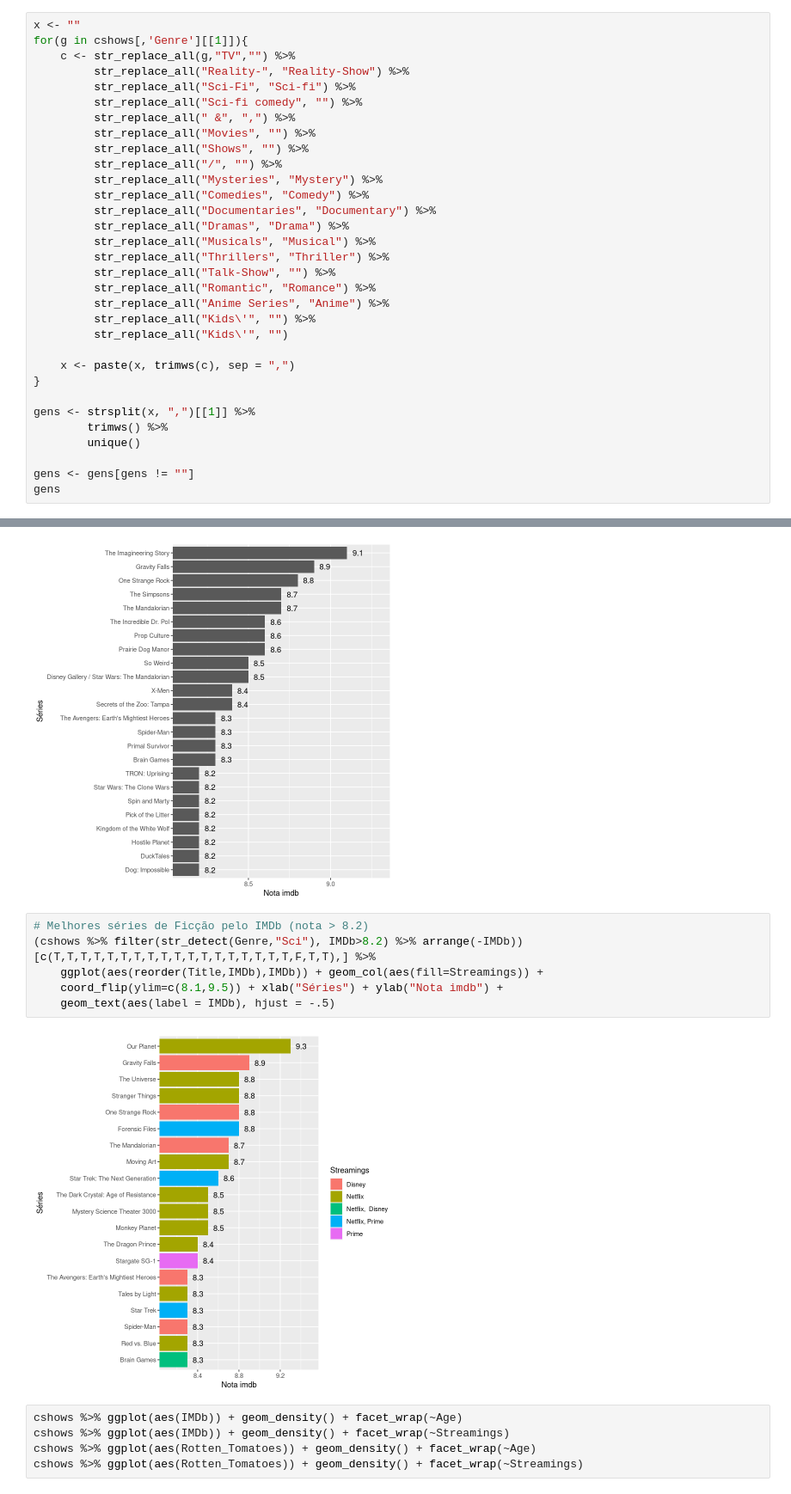
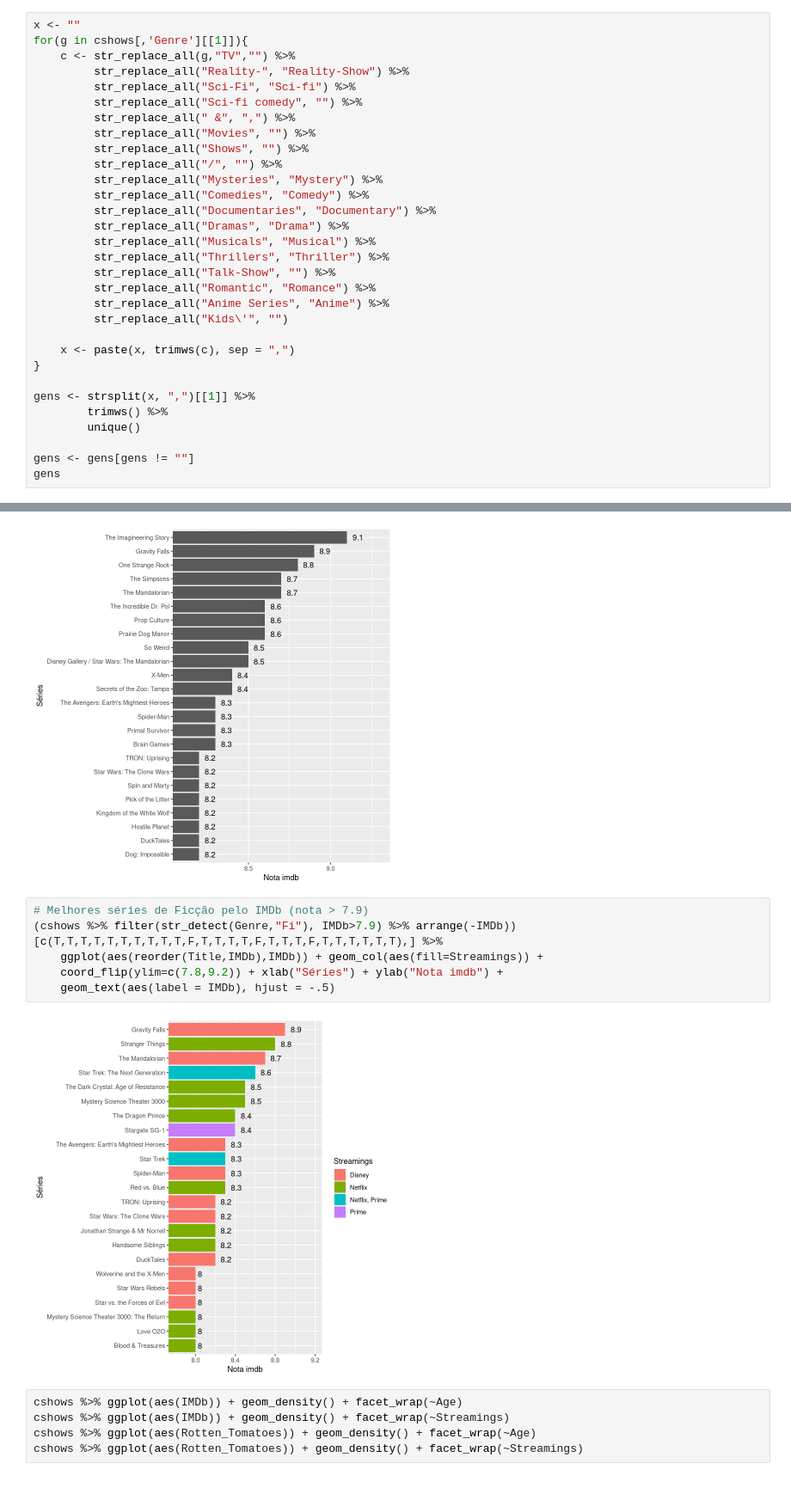
Before and after one commit to igorcj/AEDV, a Jupyter notebook: TV-Shows_Igor.ipynb, the cells around one changed output, grey strips where cells are left out. Shown at 86% size. Drawn from its saved outputs; the diff is of its cells as text.

```diff
--- a/TV-Shows_Igor.ipynb
+++ b/TV-Shows_Igor.ipynb
@@ -90,7 +170,6 @@ for(g in cshows[,'Genre'][[1]]){
          str_replace_all("Talk-Show", "") %>%
          str_replace_all("Romantic", "Romance") %>%
          str_replace_all("Anime Series", "Anime") %>%
-         str_replace_all("Kids\'", "") %>%
          str_replace_all("Kids\'", "")
 
     x <- paste(x, trimws(c), sep = ",")
@@ -315,13 +393,13 @@ A tibble: 8 × 7
 # %% [output]
 [figure]
 # %%
-# Melhores séries de Ficção pelo IMDb (nota > 8.2)
-(cshows %>% filter(str_detect(Genre,"Sci"), IMDb>8.2) %>% arrange(-IMDb))[c(T,T,T,T,T,T,T,T,T,T,T,T,T,T,T,T,T,T,F,T,T),] %>%
+# Melhores séries de Ficção pelo IMDb (nota > 7.9)
+(cshows %>% filter(str_detect(Genre,"Fi"), IMDb>7.9) %>% arrange(-IMDb))[c(T,T,T,T,T,T,T,T,T,T,F,T,T,T,T,F,T,T,T,F,T,T,T,T,T,T),] %>%
     ggplot(aes(reorder(Title,IMDb),IMDb)) + geom_col(aes(fill=Streamings)) +
-    coord_flip(ylim=c(8.1,9.5)) + xlab("Séries") + ylab("Nota imdb") +
+    coord_flip(ylim=c(7.8,9.2)) + xlab("Séries") + ylab("Nota imdb") +
     geom_text(aes(label = IMDb), hjust = -.5)
 # %% [output]
-[figure, old version]
+[figure, new version]
 # %%
 cshows %>% ggplot(aes(IMDb)) + geom_density() + facet_wrap(~Age)
 cshows %>% ggplot(aes(IMDb)) + geom_density() + facet_wrap(~Streamings)
```
Also changed, not shown: parts of 20 cells of this notebook.
